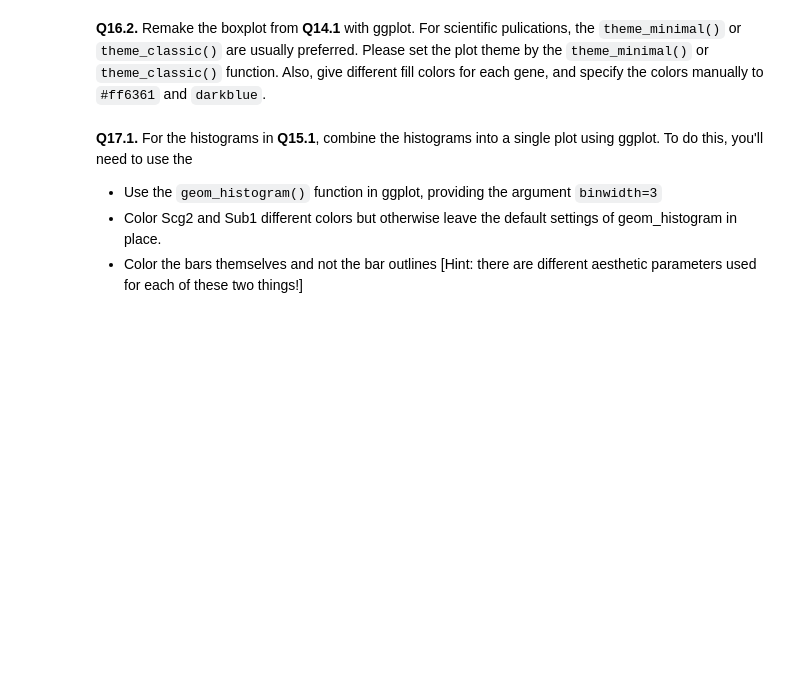
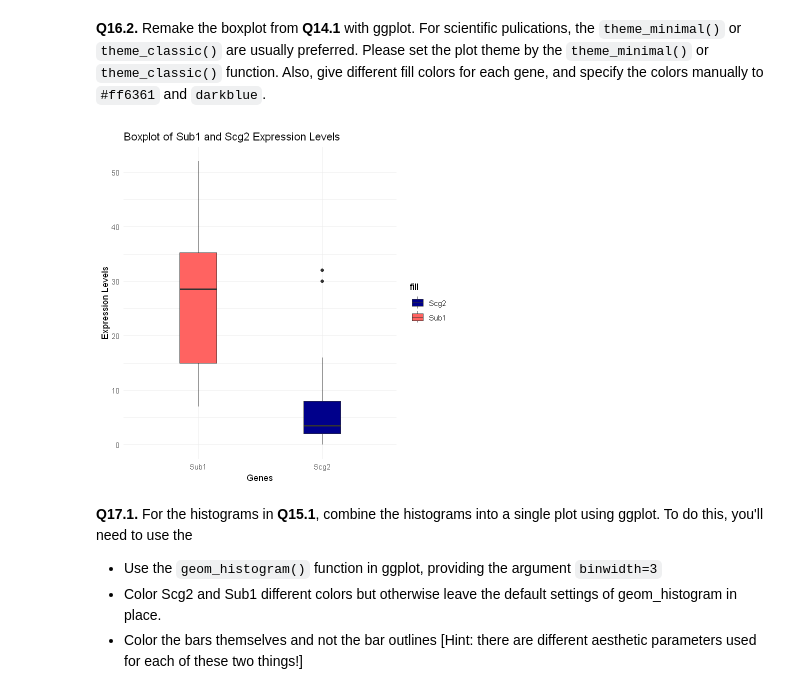
Before and after one commit to vidursaigal/CIS5350-Homework, a Jupyter notebook: Homework_I-2024.ipynb, the cells around one changed output. Cells and saved outputs as stored; diff of their text form; code cells hidden in the pictures; blank space fills up the shorter version.

```diff
--- a/Homework_I-2024.ipynb
+++ b/Homework_I-2024.ipynb
@@ -300,5 +386,21 @@ abline(linear_regression_result, col = "red", lwd = 2)
 # %% [markdown]
 **Q16.2.** Remake the boxplot from **Q14.1** with ggplot. For scientific pulications, the `theme_minimal()` or `theme_classic()` are usually preferred. Please set the plot theme by the `theme_minimal()` or `theme_classic()` function. Also, give different fill colors for each gene, and specify the colors manually to `#ff6361` and `darkblue`.
+# %%
+# Load ggplot2 library
+library(ggplot2)
+
+# Create a boxplot using ggplot2 with custom fill colors and theme
+ggplot(scdata, aes(x = factor(1), y = Sub1)) +
+  geom_boxplot(aes(fill = "Sub1"), width = 0.3) +
+  geom_boxplot(aes(x = factor(2), y = Scg2, fill = "Scg2"), width = 0.3) +
+  scale_fill_manual(values = c("Sub1" = "#ff6361", "Scg2" = "darkblue")) +
+  labs(title = "Boxplot of Sub1 and Scg2 Expression Levels",
+       x = "Genes",
+       y = "Expression Levels") +
+  scale_x_discrete(labels = c("Sub1", "Scg2")) +  # Set custom labels for x-axis
+  theme_minimal()  # Use theme_minimal or theme_classic
+# %% [output]
+[figure, added]
 # %% [markdown]
 **Q17.1.** For the histograms in **Q15.1**, combine the histograms into a single plot using ggplot. To do this, you'll need to use the
 
```
Also changed, not shown: parts of 18 cells of this notebook.
